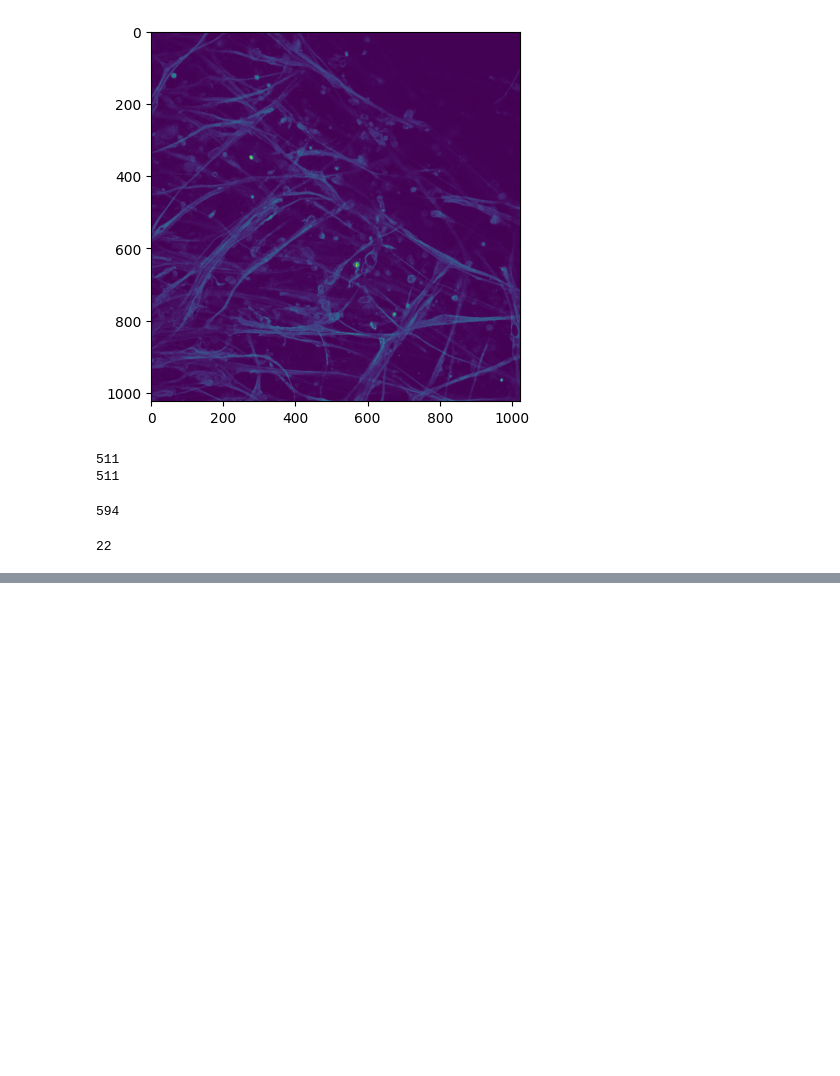
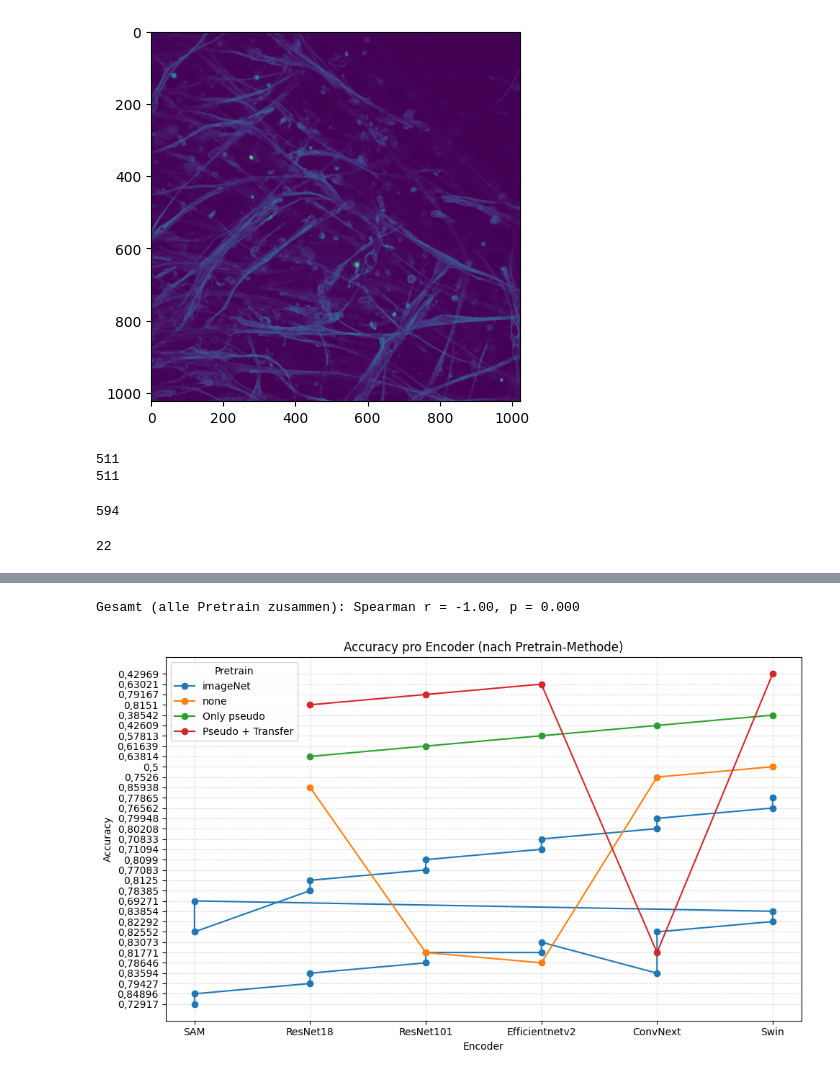
Before and after one commit to DavidExler/Masterarbeit, a Jupyter notebook: data.ipynb, the cells around one changed output, grey strips where cells are left out. Cells and saved outputs as stored; diff of their text form; code cells hidden in the pictures; blank space fills up the shorter version.

```diff
--- a/data.ipynb
+++ b/data.ipynb
@@ -344,0 +469,24 @@ with open('normalized_channels.pkl', 'wb') as handle:
+# %%
+from scipy.stats import spearmanr
+
+corr, p = spearmanr(grouped2['Parameter'], grouped2['Accuracy'])
+print(f"Gesamt (alle Pretrain zusammen): Spearman r = {corr:.2f}, p = {p:.3f}")
+# %% [output]
+Gesamt (alle Pretrain zusammen): Spearman r = -1.00, p = 0.000
+# %%
+plt.figure(figsize=(10, 6))
+
+for key in keys:
+    df_key = df[df['Pretrain'] == key]
+    df_key_no_SAM = df_key[df_key['Encoder'] != "SAM"]
+    plt.plot(df_key_no_SAM['Encoder'], df_key_no_SAM['Accuracy'], marker='o', label=key)
+
+plt.title("Accuracy pro Encoder (nach Pretrain-Methode)")
+plt.xlabel("Encoder")
+plt.ylabel("Accuracy")
+plt.legend(title="Pretrain")
+plt.grid(True, linestyle='--', alpha=0.4)
+plt.tight_layout()
+plt.show()
+# %% [output]
+[figure, added]
```
Also changed, not shown: parts of 7 cells of this notebook, 12 other files.
